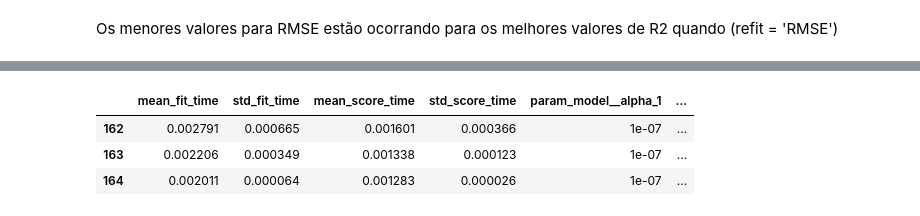
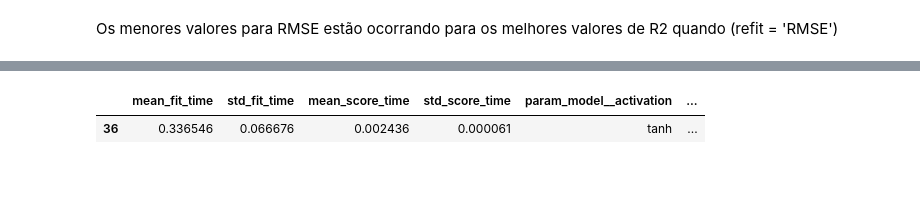
Before and after one commit to abasilio91/aulas_ANN_ufu, a Jupyter notebook: projects/ann_article_settling_reproduction.ipynb, the cells around one changed output, grey strips where cells are left out. Drawn from its saved outputs; the diff is of its cells as text; code cells hidden in the pictures; blank space fills up the shorter version.

```diff
--- a/projects/ann_article_settling_reproduction.ipynb
+++ b/projects/ann_article_settling_reproduction.ipynb
@@ -300,0 +71,5 @@ df_results_mlp.query('mean_test_RMSE == @minvalue_rmse')
+# %%
+scal = QuantileTransformer(n_quantiles=100, output_distribution='normal')
+dados_quantil = scal.fit(originais).transform(originais)
+# dados_quantil = QuantileTransformer(n_quantiles=100).fit(originais).transform(originais)
+dados_quantil = pd.DataFrame(dados_quantil, columns=originais.columns).drop(['Re','Cd'],axis=1)
@@ -300,0 +139,9 @@ df_results_mlp.query('mean_test_RMSE == @minvalue_rmse')
+# %%
+X_quantil = dados_quantil.drop('V',axis=1)
+y_quantil = dados_quantil['V']
+
+x_train_quantil, x_test_quantil, y_train_quantil, y_test_quantil = train_test_split(X_quantil,y_quantil,train_size=69, shuffle=True)
+split_data = {'x_train':x_train_quantil, 'y_train':y_train_quantil, 'x_test':x_test_quantil, 'y_test':y_test_quantil}
+
+test_data = pd.concat([x_test_quantil,y_test_quantil], axis=1)
+test_data
@@ -316,0 +272,23 @@ df_results_mlp.query('mean_test_R2 == @maxvalue_r2')
+# %%
+pipe = Pipeline([
+                 ('model', MLPRegressor(max_iter=5000))
+])
+
+model_mlp = GridSearchCV(
+    estimator = pipe,
+    param_grid = {
+        'model__solver': ['adam','lbfgs'],
+        'model__activation': ['relu', 'identity', 'logistic', 'tanh'],
+        'model__hidden_layer_sizes': [10,11,12,13,14,15]
+    },
+    cv = 10,
+    scoring = {
+        'R2': make_scorer(r2_score),
+        'RMSE': make_scorer(mean_squared_error),
+    },
+    refit = 'R2',
+    n_jobs = -1
+)
+
+model_mlp.fit(X_quantil,y_quantil)
+df_results_mlp_quantil = pd.DataFrame(model_mlp.cv_results_)
@@ -317,8 +326,6 @@ df_results_mlp.query('mean_test_R2 == @maxvalue_r2')
 # %%
-maxvalue_r2 = df_results_bayes['mean_test_R2'].max()
-df_results_bayes.query('mean_test_R2 == @maxvalue_r2')
+maxvalue_r2 = df_results_mlp_quantil['mean_test_R2'].max()
+df_results_mlp_quantil.query('mean_test_R2 == @maxvalue_r2')
 # %% [output]
-|  | mean_fit_time | std_fit_time | mean_score_time | std_score_time | param_model__alpha_1 | ... |
-| 162 | 0.002791 | 0.000665 | 0.001601 | 0.000366 | 1e-07 | ... |
-| 163 | 0.002206 | 0.000349 | 0.001338 | 0.000123 | 1e-07 | ... |
-| 164 | 0.002011 | 0.000064 | 0.001283 | 0.000026 | 1e-07 | ... |
+|  | mean_fit_time | std_fit_time | mean_score_time | std_score_time | param_model__activation | ... |
+| 36 | 0.336546 | 0.066676 | 0.002436 | 0.000061 | tanh | ... |
```
Also changed, not shown: parts of 59 cells of this notebook.
